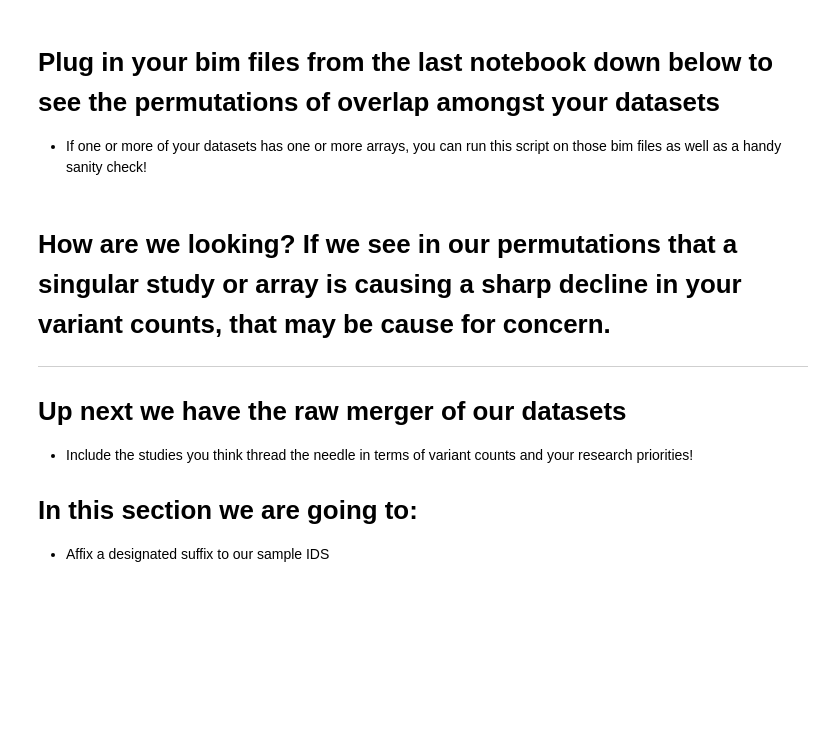
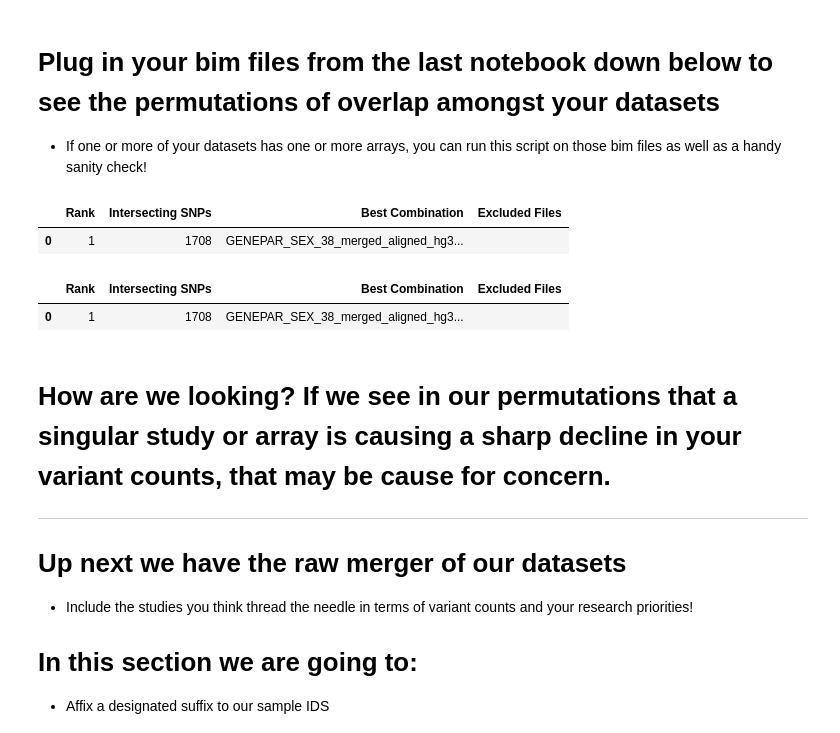
Before and after one commit to Bkaufman98/Tutorial, a Jupyter notebook: Tutorial_Reference_Panel_Merger.ipynb, the cells around one changed output. Saved outputs shown, nothing was run; the diff lists cells and outputs as text; code cells hidden in the pictures; blank space fills up the shorter version.

```diff
--- a/Tutorial_Reference_Panel_Merger.ipynb
+++ b/Tutorial_Reference_Panel_Merger.ipynb
@@ -248,11 +248,16 @@ def combo(list_of_bim_files):
 # %%
 pd.set_option('display.max_rows', None)
 pd.set_option('display.max_columns', None)
 pd.set_option('display.width', None)
 pd.set_option('display.max_colwidth', None)
 
-list_of_bim_files = ['path/to/file1.bim', 'path/to/file2.bim', 'path/to/file3.bim']
+list_of_bim_files = ['/home/belleza/scratch/GENEPAR_PROJECT/Genepar/liftover/GENEPAR_SEX_38_merged_aligned_hg38.bim', '/home/belleza/scratch/GENEPAR_PROJECT/Cart/liftover/combined_cleaned_38_merged_aligned_hg38.bim']
 combo(list_of_bim_files)
+# %% [output]
+|  | Rank | Intersecting SNPs | Best Combination | Excluded Files |
+| 0 | 1 | 1708 | GENEPAR_SEX_38_merged_aligned_hg3... |  |
+|  | Rank | Intersecting SNPs | Best Combination | Excluded Files |
+| 0 | 1 | 1708 | GENEPAR_SEX_38_merged_aligned_hg3... |  |
 # %% [markdown]
 # How are we looking? If we see in our permutations that a singular study or array is causing a sharp decline in your variant counts, that may be cause for concern.
 ---
```
Also changed, not shown: parts of 1 cell of this notebook, 1 other file.
